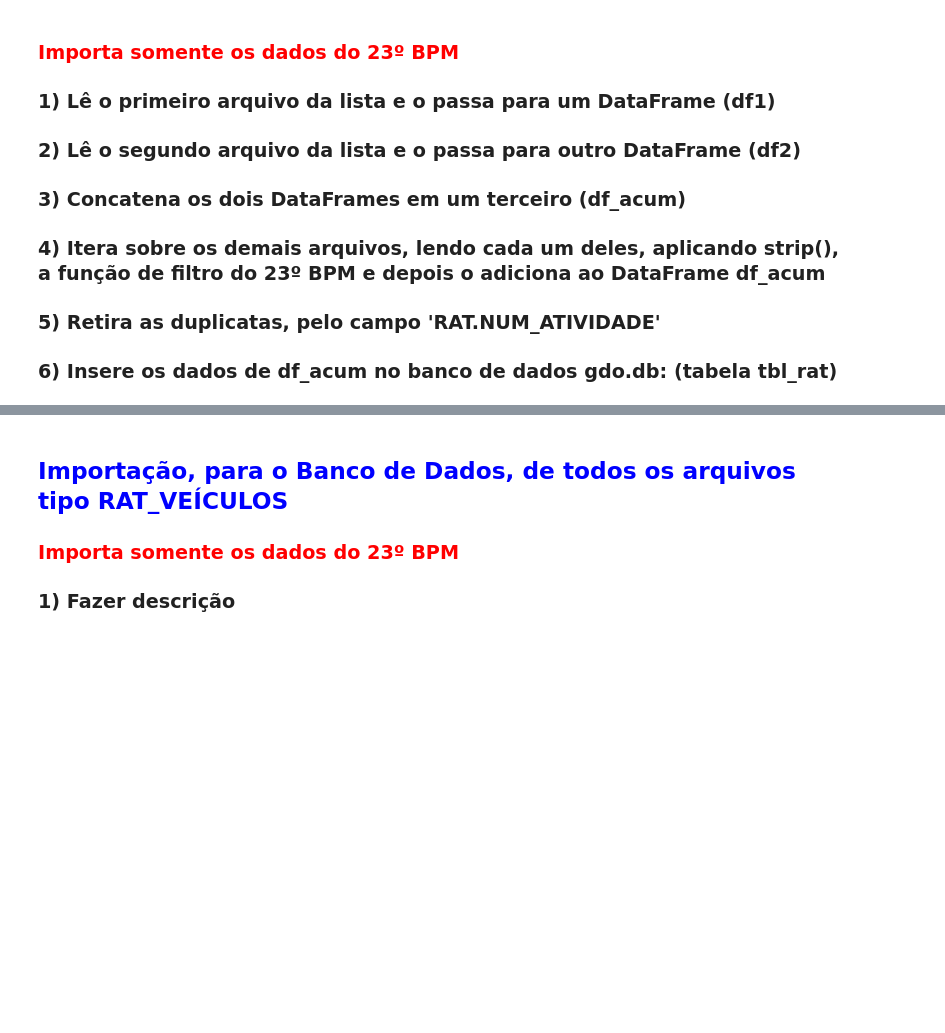
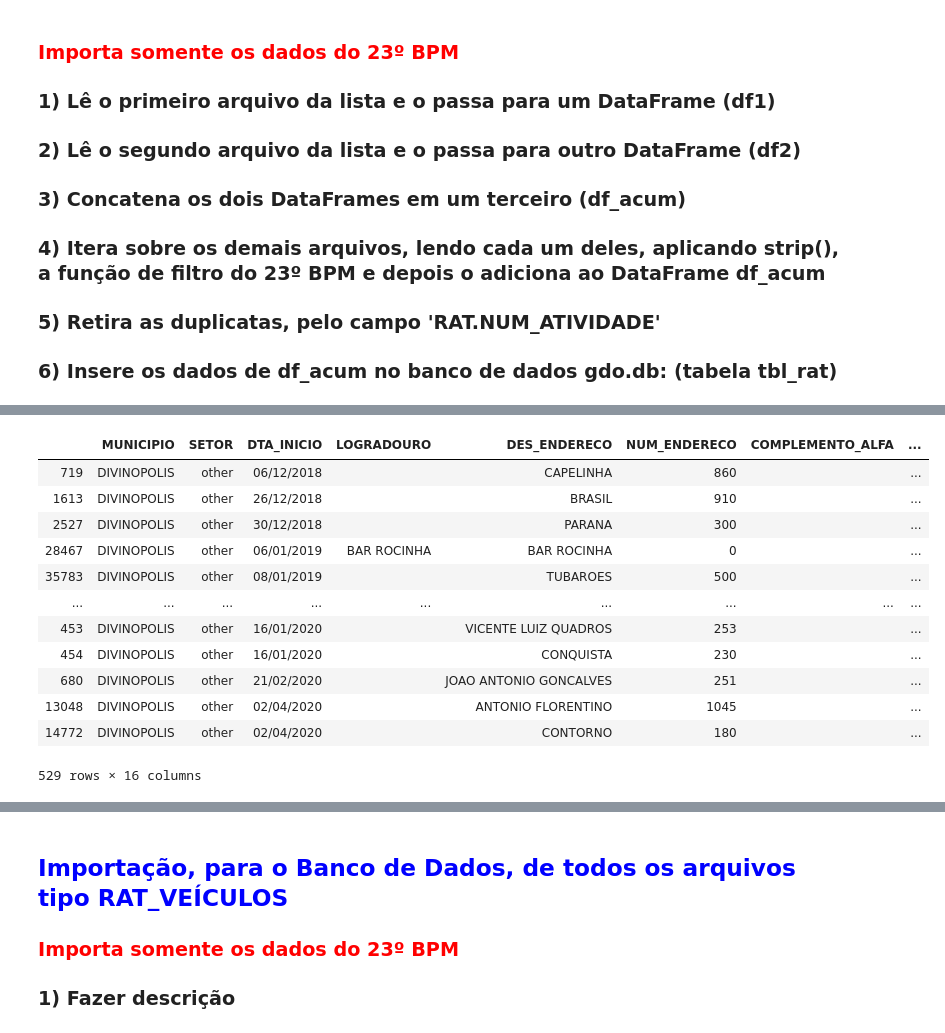
Before and after one commit to WENDEL4891/gdo-pandas, a Jupyter notebook: Vários CSVs para Banco de Dados.ipynb, the cells around one changed output, grey strips where cells are left out. Saved outputs shown, nothing was run; the diff lists cells and outputs as text; code cells hidden in the pictures; blank space fills up the shorter version.

```diff
--- a/Vários CSVs para Banco de Dados.ipynb
+++ b/Vários CSVs para Banco de Dados.ipynb
@@ -48,4 +94,9 @@ import shutil, os, re, sqlite3
 # %%
+# df_classif = pd.read_csv('files/classificadores.csv')
+# df_classif.drop_duplicates(['MUNICIPIO', 'VALIDADOR_TIPO', 'VALIDADOR'], inplace=True)
+# df_classif.set_index(df_classif['MUNICIPIO'] + " " + df_classif['VALIDADOR_TIPO'] + " " + df_classif['VALIDADOR'], inplace=True)
+
+
 # def filter_23(df):
 #     return df[
 #         df['MUNICIPIO'].isin([
@@ -76,31 +127,86 @@ import shutil, os, re, sqlite3
 #     df_acum = pd.concat([df_acum, df_aux])
 
 # df_acum.drop_duplicates(subset='RAT.NUM_ATIVIDADE', keep='last', inplace=True)
 
 # df_acum.loc[:,'DTA_HRA_INICIO'] = df_acum['DTA_INICIO'] + " " + df_acum['HRA_INICIO']
 # df_acum.loc[:,'DTA_HRA_INICIO_DT'] = pd.to_datetime( df_acum['DTA_HRA_INICIO'], format='%d/%m/%Y %H:%M', errors='coerce')
 
 # df_acum.loc[:,'DTA_HRA_TERMINO'] = df_acum.loc[:,'DTA_TERMINO'] + " " + df_acum.loc[:,'HRA_TERMINO']
 # df_acum.loc[:,'DTA_HRA_TERMINO_DT'] = pd.to_datetime( df_acum.loc[:,'DTA_HRA_TERMINO'], format='%d/%m/%Y %H:%M', errors='coerce')
 
 # df_acum.loc[:,'MES'] = df_acum.loc[:,'DTA_HRA_INICIO_DT'].dt.month
 # df_acum.loc[:,'ANO'] = df_acum.loc[:,'DTA_HRA_INICIO_DT'].dt.year
 
 # df_acum.loc[:,'TEMPO_DT'] = df_acum['DTA_HRA_TERMINO_DT'] - df_acum['DTA_HRA_INICIO_DT']
 
 # df_acum.loc[:,'TEMPO_INT'] = df_acum['TEMPO_DT'].dt.total_seconds() / 60
 
 # cond139 = df_acum['NOM_UNIDADE_AREA'].str.contains('139 CIA')
 # cond142 = df_acum['NOM_UNIDADE_AREA'].str.contains('142 CIA')
 # cond53 = df_acum['NOM_UNIDADE_AREA'].str.contains('53 CIA')
-# cond51 = df_acum['NOM_UNIDADE_AREA'].str.contains('51 CIA')
+# cond51 = (
+#     ( df_acum['NOM_UNIDADE_AREA'].str.contains('51 CIA') ) |
+#     ( df_acum['NOM_UNIDADE_AREA'].str.contains('63 BPM') ) |
+#     ( df_acum['NOM_UNIDADE_AREA'].str.contains('DESAT5') )
+# )
 
 # conditions = [cond139, cond142, cond53, cond51]
 # result = ['139 CIA', '142 CIA', '53 CIA', '51 CIA']
 
 # df_acum.loc[:, 'CIA'] = np.select(conditions, result )
 
 # df_acum.head()
 
+def classifica_setor(row):
+    mun = row['MUNICIPIO']
+    if ( mun + " N_RAT " + row['RAT.NUM_ATIVIDADE'] ) in df_classif.index:
+        return df_classif.loc[mun+" N_RAT "+row['RAT.NUM_ATIVIDADE'], 'SETOR']
+    elif ( mun + ' BAIRRO ' + row['NOME_BAIRRO'] ) in df_classif.index:
+        return df_classif.loc[mun + ' BAIRRO ' + row['NOME_BAIRRO'], 'SETOR']
+    elif ( mun + ' LOGRADOURO ' + row['LOGRADOURO'] ) in df_classif.index:
+        return df_classif.loc[mun + ' LOGRADOURO ' + row['LOGRADOURO'], 'SETOR']
+    elif ( mun + ' LOGRADOURO_NAO_CAD ' + row['LOGRADOURO2'] ) in df_classif.index:
+        return df_classif.loc[mun + ' LOGRADOURO_NAO_CAD ' + row['LOGRADOURO2'], 'SETOR']
+    elif ( mun + ' COMPLEMENTO_END ' + row['COMPLEMENTO_ENDERECO'] ) in df_classif.index:
+        return df_classif.loc[mun + ' COMPLEMENTO_END ' + row['COMPLEMENTO_ENDERECO'], 'SETOR']
+    elif ( mun + ' COMPLEMENTO_END ' + row['DES_ENDERECO'] ) in df_classif.index:
+        return df_classif.loc[mun + ' COMPLEMENTO_END ' + row['DES_ENDERECO'], 'SETOR']
+    else:
+        return 'other'
+
+
+df_acum['SETOR'] = df_acum.apply(lambda row: classifica_setor(row), axis=1)
+
+
+
 # from sqlalchemy import create_engine
 # df_acum.to_sql('tbl_rat', 'sqlite:///gdo.db', if_exists='replace')
+
+
+df_acum[
+    ( ~df_acum['MUNICIPIO'].isin([
+        'CLAUDIO',
+        'CARMO DO CAJURU',
+        'ITATIAIUCU',
+        'SAO GONCALO DO PARA',
+        'ITAUNA'
+    ]) ) &
+    ( df_acum['SETOR'] == 'other')
+][['MUNICIPIO', 'SETOR', 'DTA_INICIO', 'LOGRADOURO', 'DES_ENDERECO',
+       'NUM_ENDERECO', 'COMPLEMENTO_ALFA', 'COMPLEMENTO_ENDERECO',
+       'NUM_COMPLEMENTAR', 'COD_BAIRRO', 'NOME_BAIRRO', 'TIPO_LOGRADOURO2',
+       'LOGRADOURO2', 'DES_ENDERECO2', 'COD_MUNICIPIO', 'MUNICIPIO']]
+# %% [output]
+|  | MUNICIPIO | SETOR | DTA_INICIO | LOGRADOURO | DES_ENDERECO | NUM_ENDERECO | COMPLEMENTO_ALFA | ... |
+| 719 | DIVINOPOLIS | other | 06/12/2018 |  | CAPELINHA | 860 |  | ... |
+| 1613 | DIVINOPOLIS | other | 26/12/2018 |  | BRASIL | 910 |  | ... |
+| 2527 | DIVINOPOLIS | other | 30/12/2018 |  | PARANA | 300 |  | ... |
+| 28467 | DIVINOPOLIS | other | 06/01/2019 | BAR ROCINHA | BAR ROCINHA | 0 |  | ... |
+| 35783 | DIVINOPOLIS | other | 08/01/2019 |  | TUBAROES | 500 |  | ... |
+| ... | ... | ... | ... | ... | ... | ... | ... | ... |
+| 453 | DIVINOPOLIS | other | 16/01/2020 |  | VICENTE LUIZ QUADROS | 253 |  | ... |
+| 454 | DIVINOPOLIS | other | 16/01/2020 |  | CONQUISTA | 230 |  | ... |
+| 680 | DIVINOPOLIS | other | 21/02/2020 |  | JOAO ANTONIO GONCALVES | 251 |  | ... |
+| 13048 | DIVINOPOLIS | other | 02/04/2020 |  | ANTONIO FLORENTINO | 1045 |  | ... |
+| 14772 | DIVINOPOLIS | other | 02/04/2020 |  | CONTORNO | 180 |  | ... |
+529 rows × 16 columns
```
Also changed, not shown: parts of 15 cells of this notebook, 1 other file.
